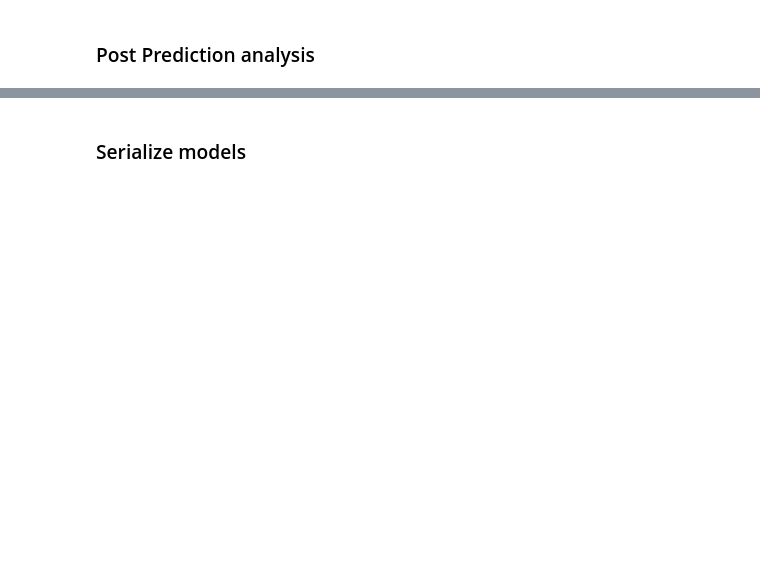
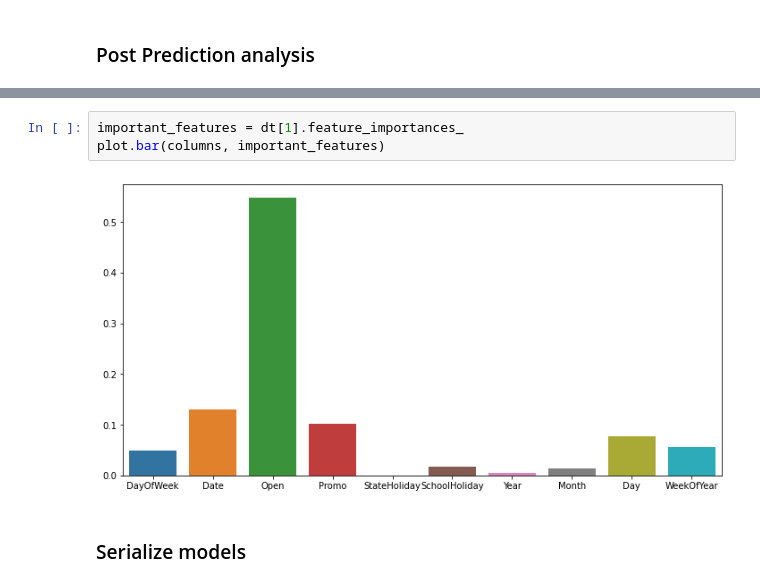
Before and after one commit to NatnaelSisay/Rossmann-Pharmaceuticals-Sales-Prediction, a Jupyter notebook: notebooks/Predict store sales.ipynb, the cells around one changed output, grey strips where cells are left out. Drawn from its saved outputs; the diff is of its cells as text; blank space fills up the shorter version.

```diff
--- a/notebooks/Predict store sales.ipynb
+++ b/notebooks/Predict store sales.ipynb
@@ -163,3 +205,8 @@ plot.bar(columns, important_features)
+# %%
+important_features = dt[1].feature_importances_
+plot.bar(columns, important_features)
+# %% [output]
+[figure, added]
 # %% [markdown]
 ### Serialize models
 # %%
```
Also changed, not shown: parts of 13 cells of this notebook, 5 other files.
